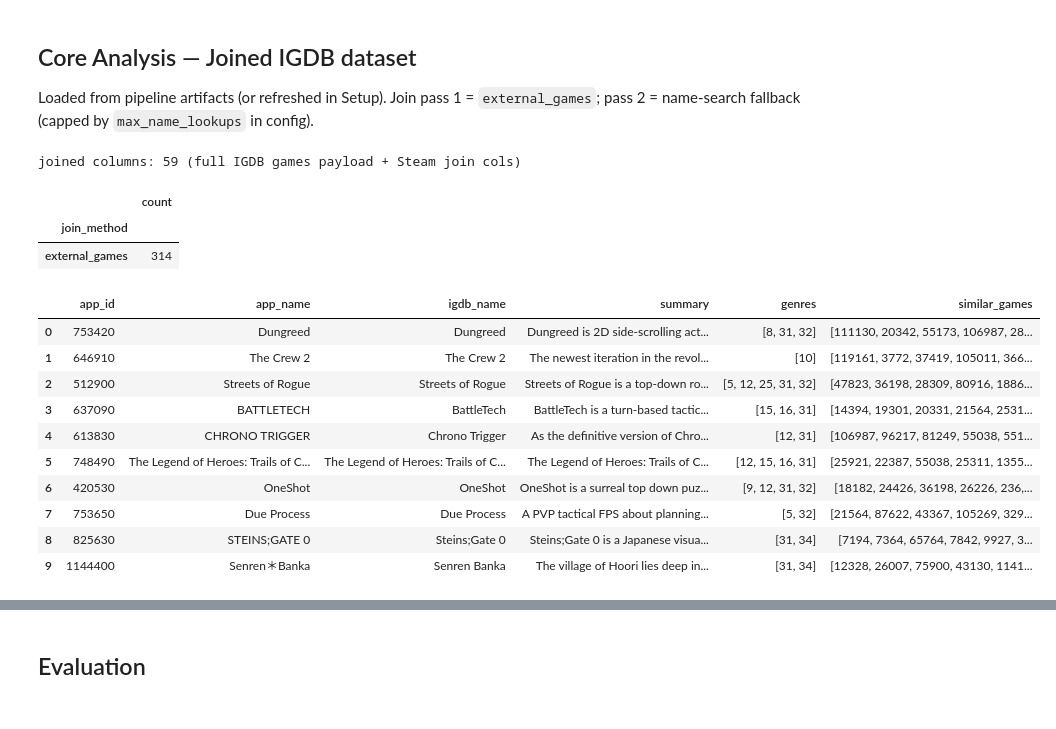
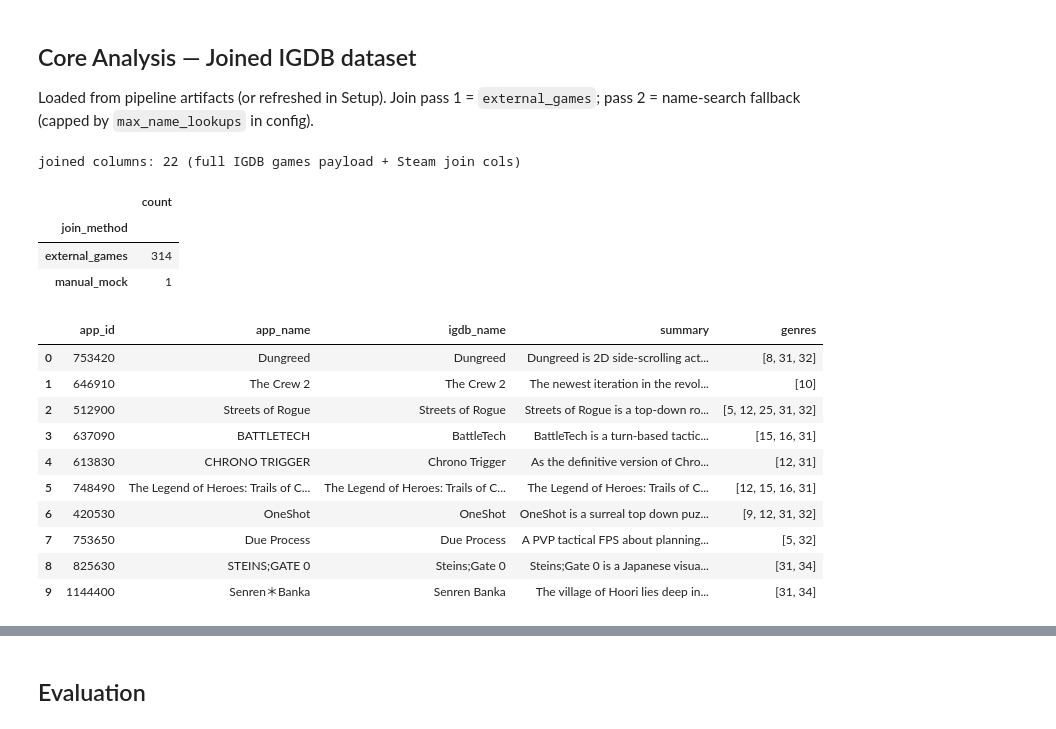
Before and after one commit to rreuther8/steam-review-ml, a Jupyter notebook: notebooks/igdb/igdb_001_eda_join_coverage.ipynb, the cells around one changed output, grey strips where cells are left out. Drawn from its saved outputs; the diff is of its cells as text; code cells hidden in the pictures.

```diff
--- a/notebooks/igdb/igdb_001_eda_join_coverage.ipynb
+++ b/notebooks/igdb/igdb_001_eda_join_coverage.ipynb
@@ -291,23 +291,24 @@ Loaded from pipeline artifacts (or refreshed in Setup). Join pass 1 = `external_
 # %%
 print(f"joined columns: {len(joined.columns)} (full IGDB games payload + Steam join cols)")
 display(join_map["join_method"].value_counts().to_frame("count"))
-display(joined[["app_id", "app_name", "igdb_name", "summary", "genres", "similar_games"]].head(10))
+display(joined[["app_id", "app_name", "igdb_name", "summary", "genres"]].head(10))
 # %% [output]
-joined columns: 59 (full IGDB games payload + Steam join cols)
+joined columns: 22 (full IGDB games payload + Steam join cols)
 |  | count |
 | join_method |  |
 | external_games | 314 |
+| manual_mock | 1 |
-|  | app_id | app_name | igdb_name | summary | genres | similar_games |
-| 0 | 753420 | Dungreed | Dungreed | Dungreed is 2D side-scrolling act... | [8, 31, 32] | [111130, 20342, 55173, 106987, 28... |
-| 1 | 646910 | The Crew 2 | The Crew 2 | The newest iteration in the revol... | [10] | [119161, 3772, 37419, 105011, 366... |
-| 2 | 512900 | Streets of Rogue | Streets of Rogue | Streets of Rogue is a top-down ro... | [5, 12, 25, 31, 32] | [47823, 36198, 28309, 80916, 1886... |
-| 3 | 637090 | BATTLETECH | BattleTech | BattleTech is a turn-based tactic... | [15, 16, 31] | [14394, 19301, 20331, 21564, 2531... |
-| 4 | 613830 | CHRONO TRIGGER | Chrono Trigger | As the definitive version of Chro... | [12, 31] | [106987, 96217, 81249, 55038, 551... |
-| 5 | 748490 | The Legend of Heroes: Trails of C... | The Legend of Heroes: Trails of C... | The Legend of Heroes: Trails of C... | [12, 15, 16, 31] | [25921, 22387, 55038, 25311, 1355... |
-| 6 | 420530 | OneShot | OneShot | OneShot is a surreal top down puz... | [9, 12, 31, 32] | [18182, 24426, 36198, 26226, 236,... |
-| 7 | 753650 | Due Process | Due Process | A PVP tactical FPS about planning... | [5, 32] | [21564, 87622, 43367, 105269, 329... |
-| 8 | 825630 | STEINS;GATE 0 | Steins;Gate 0 | Steins;Gate 0 is a Japanese visua... | [31, 34] | [7194, 7364, 65764, 7842, 9927, 3... |
-| 9 | 1144400 | Senren＊Banka | Senren Banka | The village of Hoori lies deep in... | [31, 34] | [12328, 26007, 75900, 43130, 1141... |
+|  | app_id | app_name | igdb_name | summary | genres |
+| 0 | 753420 | Dungreed | Dungreed | Dungreed is 2D side-scrolling act... | [8, 31, 32] |
+| 1 | 646910 | The Crew 2 | The Crew 2 | The newest iteration in the revol... | [10] |
+| 2 | 512900 | Streets of Rogue | Streets of Rogue | Streets of Rogue is a top-down ro... | [5, 12, 25, 31, 32] |
+| 3 | 637090 | BATTLETECH | BattleTech | BattleTech is a turn-based tactic... | [15, 16, 31] |
+| 4 | 613830 | CHRONO TRIGGER | Chrono Trigger | As the definitive version of Chro... | [12, 31] |
+| 5 | 748490 | The Legend of Heroes: Trails of C... | The Legend of Heroes: Trails of C... | The Legend of Heroes: Trails of C... | [12, 15, 16, 31] |
+| 6 | 420530 | OneShot | OneShot | OneShot is a surreal top down puz... | [9, 12, 31, 32] |
+| 7 | 753650 | Due Process | Due Process | A PVP tactical FPS about planning... | [5, 32] |
+| 8 | 825630 | STEINS;GATE 0 | Steins;Gate 0 | Steins;Gate 0 is a Japanese visua... | [31, 34] |
+| 9 | 1144400 | Senren＊Banka | Senren Banka | The village of Hoori lies deep in... | [31, 34] |
 # %%
 print("Pipeline meta.json:")
 print(json.dumps(meta, indent=2))
```
Also changed, not shown: parts of 6 cells of this notebook, 29 other files.
